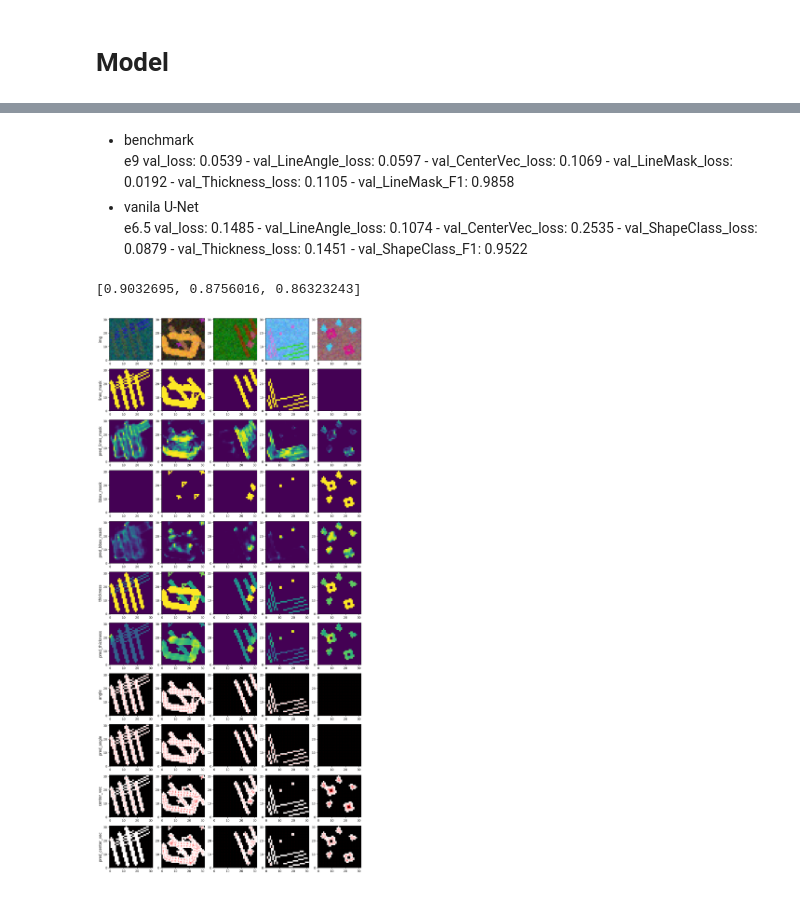
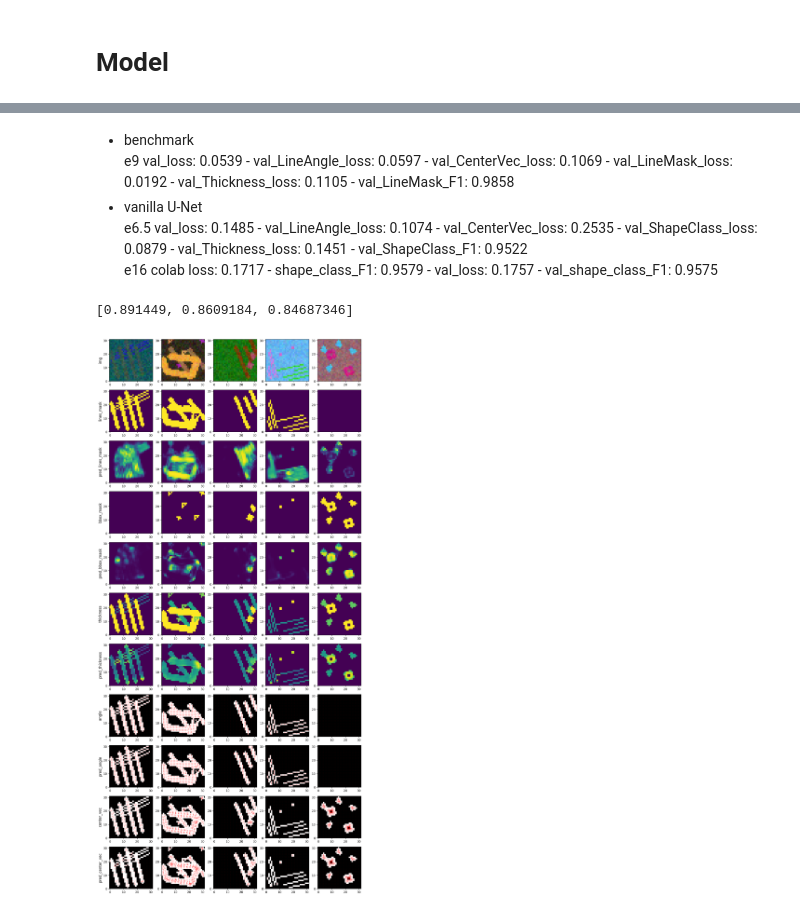
Before and after one commit to fzzyfoxx/resume, a Jupyter notebook: maps_vectorization/Fourier/pixel_features_model.ipynb, the cells around one changed output, grey strips where cells are left out. Saved outputs shown, nothing was run; the diff lists cells and outputs as text; code cells hidden in the pictures.

```diff
--- a/maps_vectorization/Fourier/pixel_features_model.ipynb
+++ b/maps_vectorization/Fourier/pixel_features_model.ipynb
@@ -120,7 +126,7 @@ dg = DatasetGenerator(msmg,
 if IN_COLAB:
     dg.download_dataset_from_storage(name='multishape_pixel_features')
 # %%
-ds, train_steps = dg.dataset(from_saved=True, batch_size=16, validation=False, val_idxs=[0])
+ds, train_steps = dg.dataset(from_saved=True, batch_size=16, validation=False, val_idxs=[0], shuffle_buffer_size=32)
 val_ds, val_steps = dg.dataset(from_saved=True, batch_size=16, validation=True, val_idxs=[0])
 ds_iter = iter(ds)
 val_iter = iter(val_ds)
@@ -187,6 +193,19 @@ Trainable params: 2822414 (10.77 MB)
 Non-trainable params: 6 (24.00 Byte)
 __________________________________________________________________________________________________
 # %%
+metrics = {
+        'shape_class': WeightedF12D()
+}
+
+if IN_COLAB | True:
+    weighted_metrics = {
+        'shape_class': LossBasedMetric(loss_func=tf.keras.losses.BinaryCrossentropy(), name='shape_class_loss'),
+        'angle': LossBasedMetric(loss_func=vcm.AngleLoss(gamma=1.), name='angle_loss'),
+        'thickness': LossBasedMetric(loss_func=tf.keras.losses.MeanAbsoluteError(), name='thickness_loss'),
+        'center_vec': LossBasedMetric(loss_func=vcm.AngleLengthLoss(angle_gamma=1., length_gamma=1., dist_gamma=2., angle_weight=0.3, length_weight=0.7, dist_weight=1.0), name='center_vec_loss')
+    }
+
+
 pixel_features_model.compile(
     optimizer = tf.keras.optimizers.Adam(1e-3),
     loss = {
@@ -201,15 +220,15 @@ pixel_features_model.compile(
         'thickness': 0.25,
         'center_vec': 0.25
         },
-    metrics = {
-        'shape_class': WeightedF12D()
-    }
+    weighted_metrics = weighted_metrics,
+    metrics = metrics
 )
 # %%
-pixel_features_model.fit(ds, validation_data=val_ds ,epochs=8, steps_per_epoch=train_steps, validation_steps=val_steps, callbacks=[
+history = pixel_features_model.fit(ds, validation_data=val_ds ,epochs=8, steps_per_epoch=train_steps//8, validation_steps=val_steps, callbacks=[
     LRCallback(warmup_lr=1e-5, warmup_epochs=0, decay_ratio=0.92)])
 # %% [markdown]
 - benchmark \
     e9 val_loss: 0.0539 - val_LineAngle_loss: 0.0597 - val_CenterVec_loss: 0.1069 - val_LineMask_loss: 0.0192 - val_Thickness_loss: 0.1105 - val_LineMask_F1: 0.9858
-- vanila U-Net \
-    e6.5 val_loss: 0.1485 - val_LineAngle_loss: 0.1074 - val_CenterVec_loss: 0.2535 - val_ShapeClass_loss: 0.0879 - val_Thickness_loss: 0.1451 - val_ShapeClass_F1: 0.9522
+- vanilla U-Net \
+    e6.5 val_loss: 0.1485 - val_LineAngle_loss: 0.1074 - val_CenterVec_loss: 0.2535 - val_ShapeClass_loss: 0.0879 - val_Thickness_loss: 0.1451 - val_ShapeClass_F1: 0.9522 \
+    e16 colab loss: 0.1717 - shape_class_F1: 0.9579 - val_loss: 0.1757 - val_shape_class_F1: 0.9575
@@ -219,7 +240,7 @@ img, labels, weights = next(val_iter)
 f1_loss = WeightedF12D()
 
 shape_class, angle, thickness, center_vec = labels.values()
-angle_mask, thickness_mask, center_vec_mask = weights.values()
+_, angle_mask, thickness_mask, center_vec_mask = [tf.where(elem>0, 1.0, 0.0) for elem in weights.values()]
 
 background_mask, lines_mask, bbox_mask = tf.split(shape_class, 3, axis=-1)
 
@@ -234,32 +255,32 @@ print([f1_loss(label, pred).numpy() for label, pred in zip([background_mask, lin
 
 x, y = tf.split(xy_coords((32,32)), 2, axis=-1)
 
 s = 5
 fig, axs = plt.subplots(11, s, figsize=(s*3, 11*3))
 
 for n in range(s):
     for i, plot_img in enumerate([img, lines_mask, pred_lines_mask, bbox_mask, pred_bbox_mask, thickness, pred_thickness]):
         axs[i,n].imshow(plot_img[n])
         axs[i,n].set_ylim(0,31)
 
     for i, plot_angle in enumerate([angle, pred_angle]):
         ay = tf.squeeze(tf.sin(plot_angle[n])*angle_mask[n], axis=-1)
         ax = tf.squeeze(tf.cos(plot_angle[n])*angle_mask[n], axis=-1)
         axs[i+7,n].imshow(angle_mask[n], cmap='gray')
         axs[i+7,n].quiver(x, y, ax, ay, color='red', width=0.003, scale=40)
         axs[i+7,n].set_ylim(0,31)
 
     for i, plot_vec in enumerate([center_vec, pred_center_vec]):
 
         axs[i+9,n].imshow(center_vec_mask[n], cmap='gray')
         axs[i+9,n].quiver(x, y, plot_vec[n,...,1], plot_vec[n,...,0], color='red', width=0.003, scale=40)
         axs[i+9,n].set_ylim(0,31)
 
 
 for i, title in enumerate(['img', 'lines_mask', 'pred_lines_mask', 'bbox_mask', 'pred_bbox_mask', 'thickness', 'pred_thickness', 'angle', 'pred_angle', 'center_vec', 'pred_center_vec']):
     axs[i,0].set_ylabel(title, rotation=90, fontsize=12)
 
 plt.show()
 # %% [output]
-[0.9032695, 0.8756016, 0.86323243]
+[0.891449, 0.8609184, 0.84687346]
-[figure, old version]
+[figure, new version]
```
Also changed, not shown: parts of 5 cells of this notebook, 3 other files.
